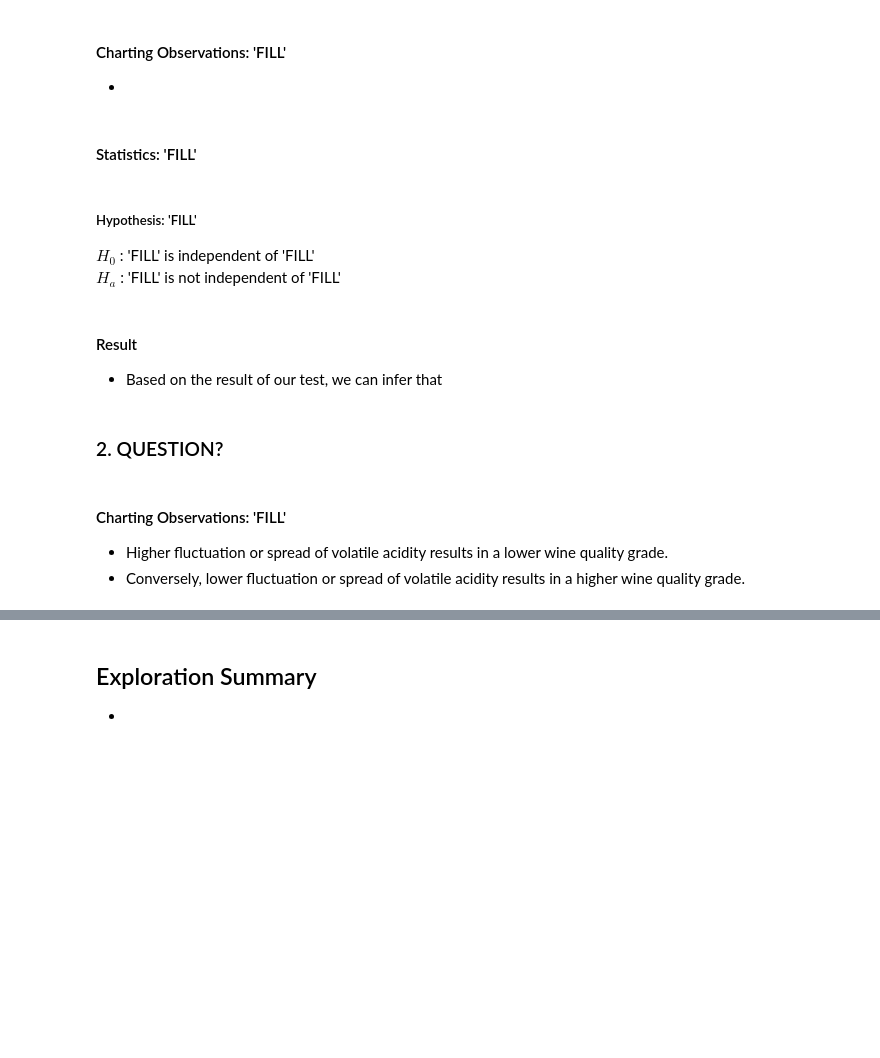
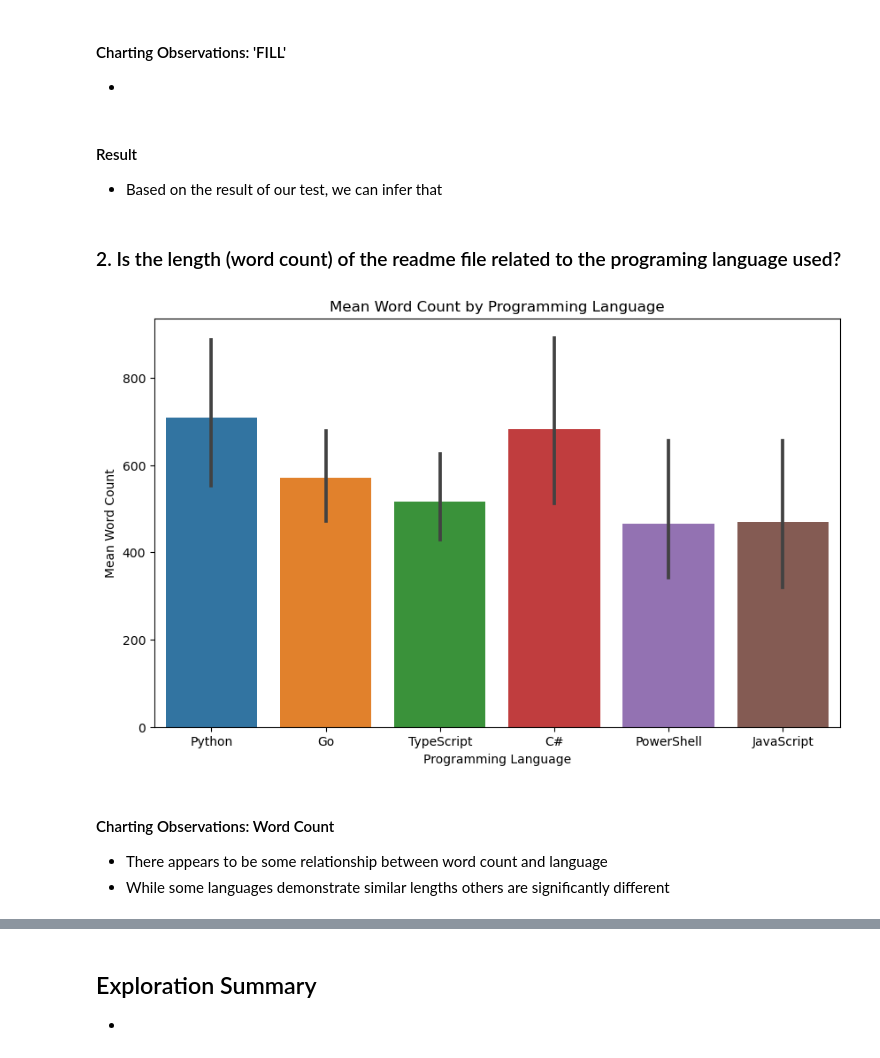
Before and after one commit to scoson-barsco/nlp-project, a Jupyter notebook: final_report .ipynb, the cells around one changed output, grey strips where cells are left out. Cells and saved outputs as stored; diff of their text form; code cells hidden in the pictures; blank space fills up the shorter version.

```diff
--- a/final_report .ipynb
+++ b/final_report .ipynb
@@ -161,9 +178,3 @@ functions.visualize_repos(train)
 # %% [markdown]
 #### Charting Observations: 'FILL'
 *
-# %% [markdown]
-####  Statistics: 'FILL'
-# %% [markdown]
-##### Hypothesis: 'FILL'
-$H_0$ : 'FILL' is independent of 'FILL'<br>
-$H_a$ : 'FILL' is not independent of 'FILL'
@@ -173,11 +182,14 @@ $H_a$ : 'FILL' is not independent of 'FILL'
 #### Result
 * Based on the result of our test, we can infer that
 # %% [markdown]
-### 2. QUESTION?
+### 2. Is the length (word count) of the readme file related to the programing language used?
 # %%
 # Get visualizaions
+functions.get_length_viz()
+# %% [output]
+[figure, added]
 # %% [markdown]
-#### Charting Observations: 'FILL'
+#### Charting Observations: Word Count
 
-* Higher fluctuation or spread of volatile acidity results in a lower wine quality grade.
-* Conversely, lower fluctuation or spread of volatile acidity results in a higher wine quality grade.
+* There appears to be some relationship between word count and language
+* While some languages demonstrate similar lengths others are significantly different
```
Also changed, not shown: parts of 30 cells of this notebook, 3 other files.
